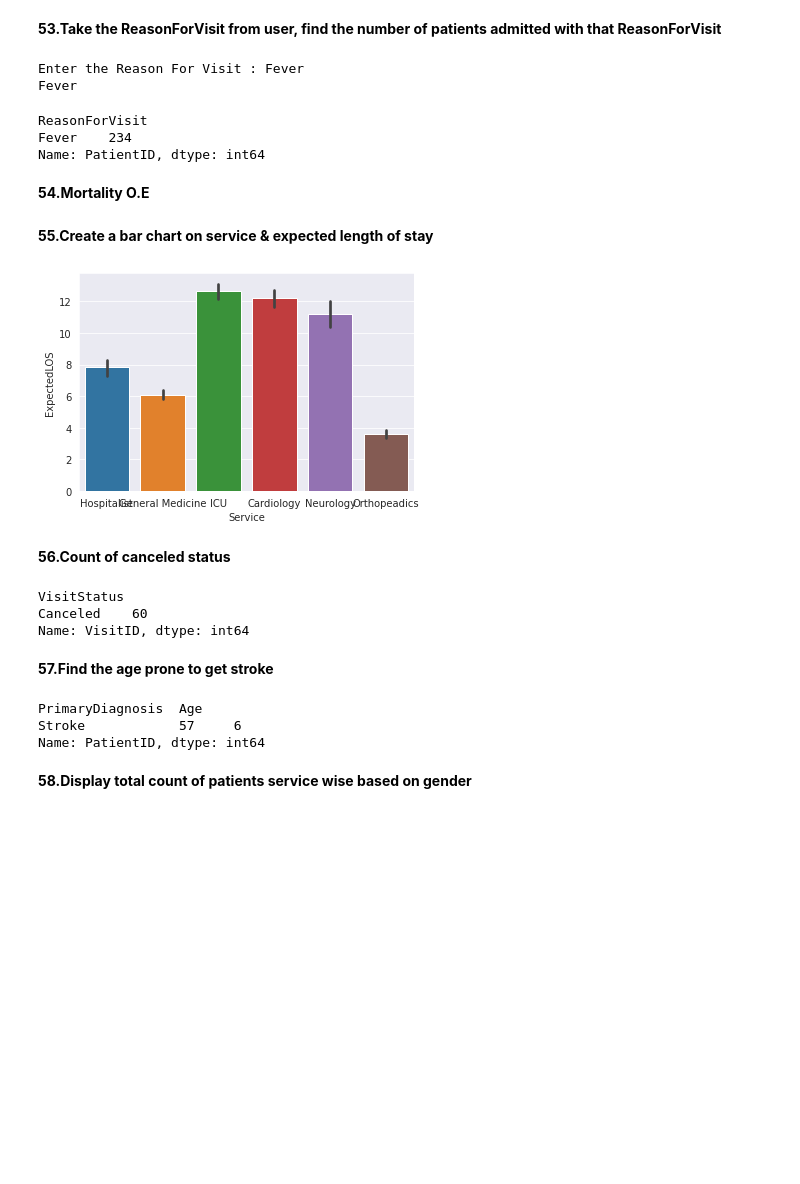
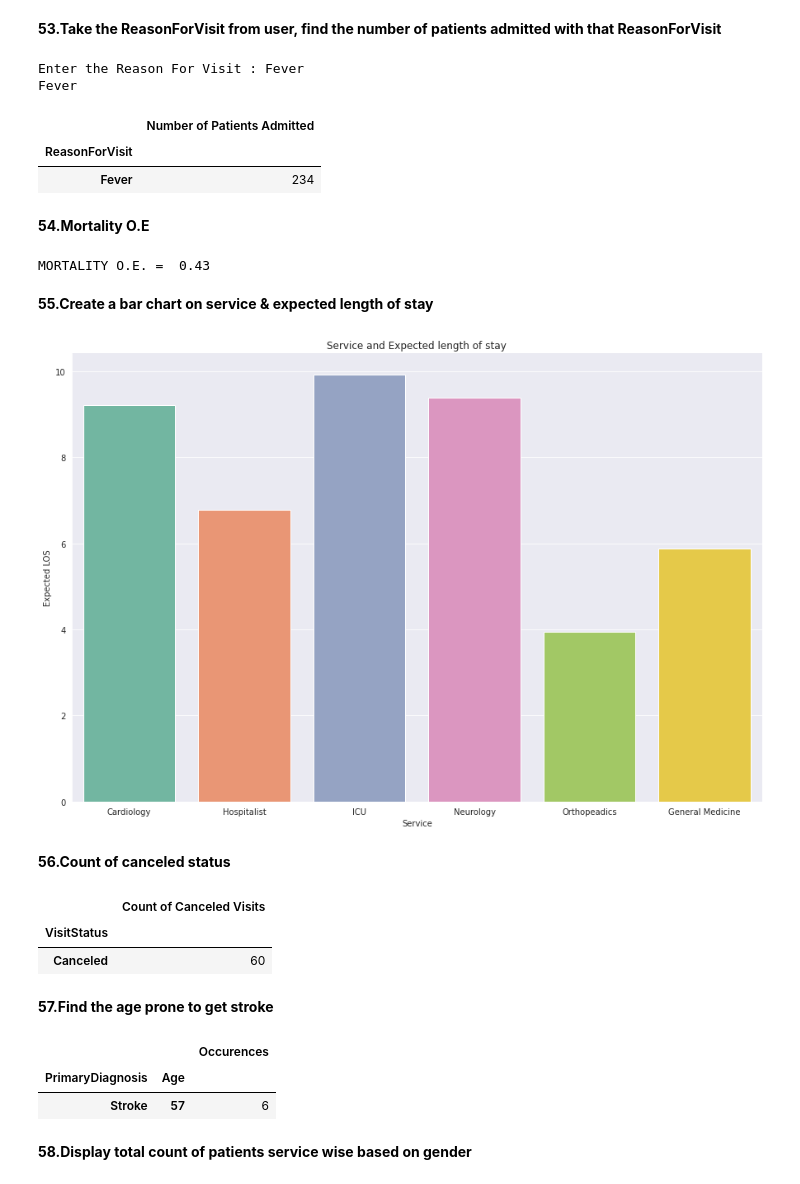
Before and after one commit to vinitakondhalkar/PythonHackathon, a Jupyter notebook: PythonHackathon_vinita.ipynb, the cells around one changed output. Saved outputs shown, nothing was run; the diff lists cells and outputs as text; code cells hidden in the pictures; blank space fills up the shorter version.

```diff
--- a/PythonHackathon_vinita.ipynb
+++ b/PythonHackathon_vinita.ipynb
@@ -202,12 +254,3 @@ Patients
 945 rows × 8 columns
 # %% [markdown]
 **19.Create a dataframe with date and time as columns, where the values are the discharge time from readmissionregistry sheet**
-# %%
-
-ReAdmissionRegistry.DischargeDate = pd.to_datetime(ReAdmissionRegistry.DischargeDate)
-Date_df["Date"] = ReAdmissionRegistry.DischargeDate.dt.normalize()
-Date_df
-
-#Date_df= pd.to_datetime(Date_df, unit='s')
-#df = pd.DataFrame([12345, 23453, 12324, 34534, 12313], columns=['Date'])
-#df['Date'] = pd.to_datetime(df['Date'], unit='s')
@@ -228,0 +257,19 @@ Name: DischargeDate, Length: 721, dtype: object
+# %%
+
+#SOLUTION 1
+ReAdmissionRegistry["DischargeDate"] = pd.to_datetime(ReAdmissionRegistry["DischargeDate"])
+ReAdmissionRegistry["Date"] = pd.to_datetime(ReAdmissionRegistry["DischargeDate"],format='%Y-%m-%d').dt.date
+ReAdmissionRegistry["Time"] = pd.to_datetime(ReAdmissionRegistry["DischargeDate"],format='%H:%M:%S').dt.time
+ReAdmissionRegistry[["DischargeDate","Date","Time"]]
+
+#SOLUTION 2
+#ReAdmissionRegistry.DischargeDate = pd.to_datetime(ReAdmissionRegistry.DischargeDate)
+#ReAdmissionRegistry['Date'] = [dt.date() for dt in ReAdmissionRegistry["DischargeDate"]]
+#ReAdmissionRegistry['Time'] = [dt.time() for dt in ReAdmissionRegistry["DischargeDate"]]
+#ReAdmissionRegistry[["DischargeDate","Date","Time"]]
+
+#SOLUTION 3
+#ReAdmissionRegistry.DischargeDate = pd.to_datetime(ReAdmissionRegistry.DischargeDate)
+#ReAdmissionRegistry["Date"] = ReAdmissionRegistry["DischargeDate"].dt.date
+#ReAdmissionRegistry["Time"] = ReAdmissionRegistry["DischargeDate"].dt.time
+#ReAdmissionRegistry[["DischargeDate","Date","Time"]]
@@ -354,39 +451,51 @@ AmbulatoryVisits.sort_values(by=['BloodPressureDiastolic']).head(1)
 # %% [markdown]
 **53.Take the ReasonForVisit from user, find the number of patients admitted with that ReasonForVisit**
 # %%
-reason = input("Enter the Reason For Visit : ")
+reason = input("Enter the Reason For Visit : ").capitalize()
 print(reason)
-# Printing type of input value
-#print ("type of input", type(reason))
 filtering = EDVisits['ReasonForVisit'] == reason
 EDVisits.where(filtering,inplace=True)
-EDVisits.groupby("ReasonForVisit")["PatientID"].count()
+EDVisits.groupby("ReasonForVisit")["PatientID"].count().to_frame(name = 'Number of Patients Admitted')
 # %% [output]
 Enter the Reason For Visit : Fever
 Fever
-ReasonForVisit
-Fever    234
-Name: PatientID, dtype: int64
+|  | Number of Patients Admitted |
+| ReasonForVisit |  |
+| Fever | 234 |
 # %% [markdown]
 **54.Mortality O.E**
+# %%
+
+r_new=ReAdmissionRegistry[ReAdmissionRegistry["DischargeDisposition"]=="Expired"]
+observed_mortality=len(r_new)
+answer=observed_mortality / ReAdmissionRegistry["ExpectedMortality"].sum()
+print("MORTALITY O.E. = ",answer.round(decimals = 2))
+# %% [output]
+MORTALITY O.E. =  0.43
 # %% [markdown]
 **55.Create a bar chart on service & expected length of stay**
 # %%
-sns.barplot(x='Service',y='ExpectedLOS',data=ReAdmissionRegistry)
+plt.figure(figsize=(15,10))
+sns.barplot(x='Service',y='ExpectedLOS',data=ReAdmissionRegistry,ci=None)
 sns.set_style('darkgrid')
+sns.set_palette('Set2')
+plt.title('Service and Expected length of stay')
+plt.xlabel('Service')
+plt.ylabel('Expected LOS')
+sns.despine()
 plt.show()
 # %% [output]
-[figure, old version]
+[figure, new version]
 # %% [markdown]
 **56.Count of canceled status**
 # %%
 filtering1 = AmbulatoryVisits['VisitStatus'] == 'Canceled'
 AmbulatoryVisits.where(filtering1,inplace=True)
-AmbulatoryVisits.groupby(["VisitStatus"])['VisitID'].count()
+AmbulatoryVisits.groupby(["VisitStatus"])['VisitID'].count().to_frame(name = 'Count of Canceled Visits')
 # %% [output]
-VisitStatus
-Canceled    60
-Name: VisitID, dtype: int64
+|  | Count of Canceled Visits |
+| VisitStatus |  |
+| Canceled | 60 |
 # %% [markdown]
 **57.Find the age prone to get stroke**
 # %%
@@ -402,11 +511,11 @@ Patients['Age'] = Patients['DateOfBirth'].apply(age)
 patients_proneage=Patients.merge(ReAdmissionRegistry[['PatientID', 'PrimaryDiagnosis']])
 
 patients_proneage=patients_proneage[patients_proneage['PrimaryDiagnosis']=='Stroke']
-patients_proneage.groupby(["PrimaryDiagnosis","Age"])['PatientID'].count().sort_values(ascending=False).head(1)
+patients_proneage.groupby(["PrimaryDiagnosis","Age"])['PatientID'].count().sort_values(ascending=False).head(1).to_frame(name = 'Occurences')
 # %% [output]
-PrimaryDiagnosis  Age
-Stroke            57     6
-Name: PatientID, dtype: int64
+|  |  | Occurences |
+| PrimaryDiagnosis | Age |  |
+| Stroke | 57 | 6 |
 # %% [markdown]
 **58.Display total count of patients service wise based on gender**
 # %%
```
Also changed, not shown: parts of 37 cells of this notebook.
